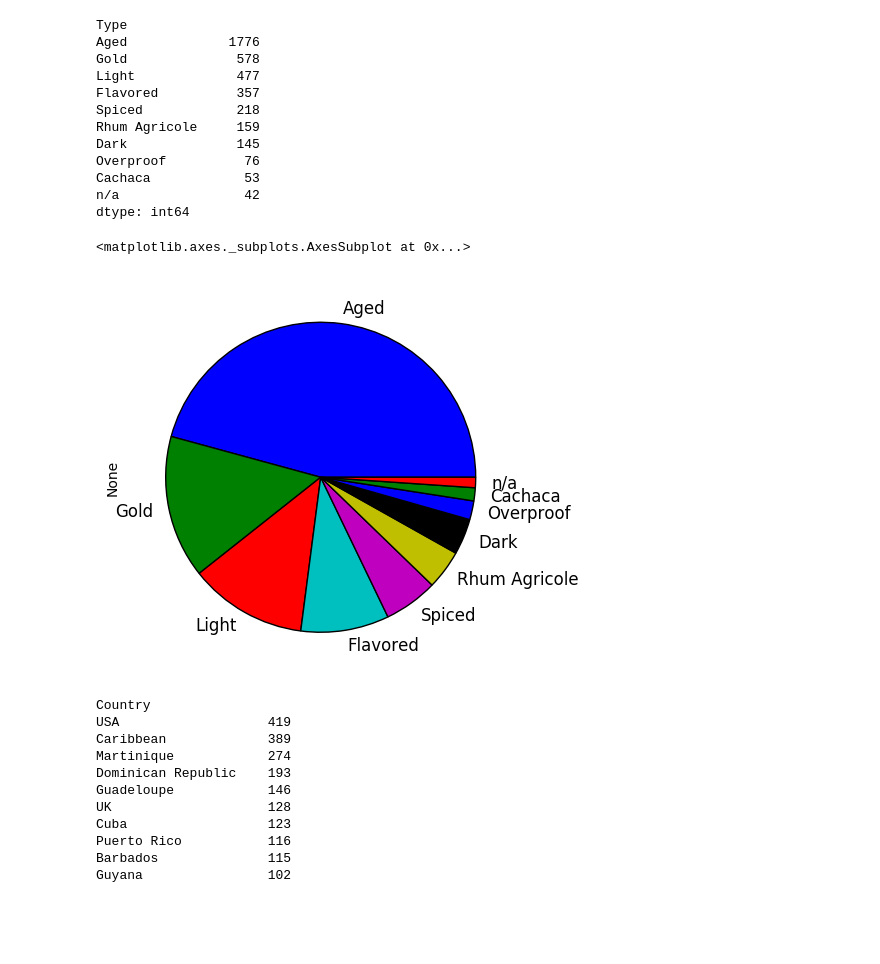
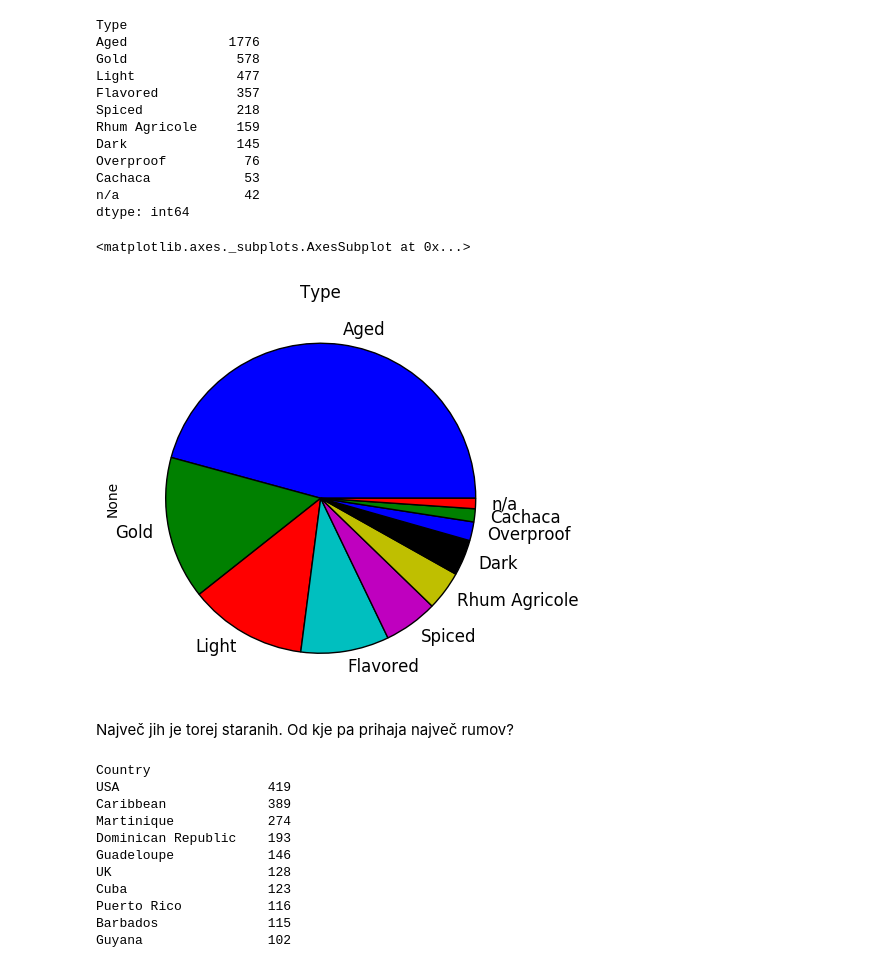
Before and after one commit to nikarobida/Projektna-naloga, a Jupyter notebook: RumiCSV/Untitled.ipynb, the cells around one changed output. Saved outputs shown, nothing was run; the diff lists cells and outputs as text; code cells hidden in the pictures; blank space fills up the shorter version.

```diff
--- a/RumiCSV/Untitled.ipynb
+++ b/RumiCSV/Untitled.ipynb
@@ -69,8 +85,11 @@ Cachaca            53
 n/a                42
 dtype: int64
 # %%
-rumi.groupby('Type').size().sort_values(ascending=False).plot(kind='pie', figsize=(5, 5), fontsize=12)
+rumi.groupby('Type').size().sort_values(ascending=False).plot(kind='pie', figsize=(5, 5), fontsize=12, title='Type')
 # %% [output]
 <matplotlib.axes._subplots.AxesSubplot at 0x...>
-[figure, old version]
+[figure, new version]
+# %% [markdown]
+Največ jih je torej staranih.
+Od kje pa prihaja največ rumov?
 # %%
```
Also changed, not shown: parts of 35 cells of this notebook.
